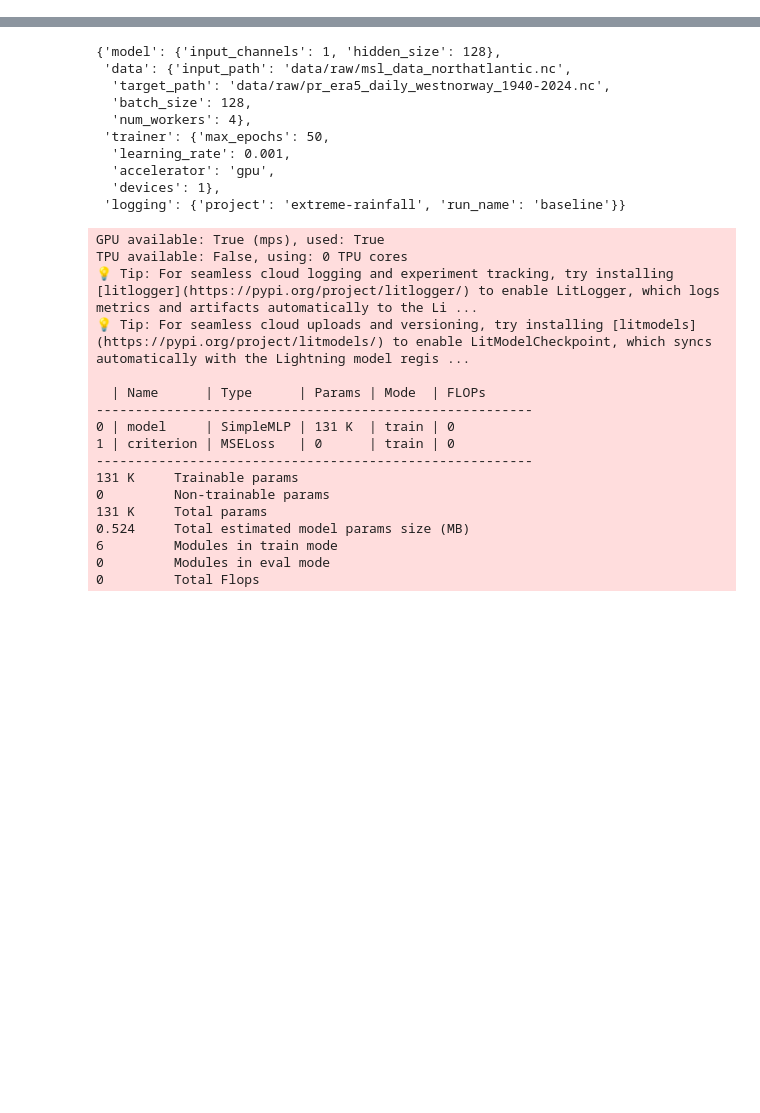
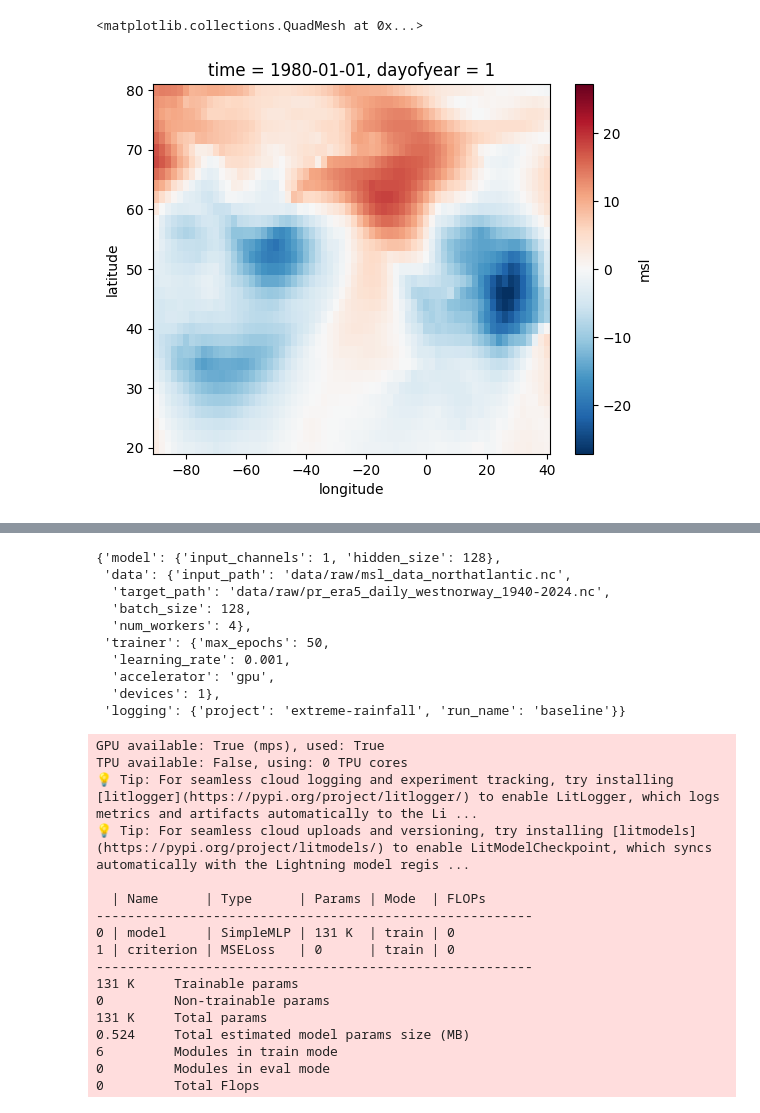
Before and after one commit to rguilcas/BCCR-ml-project-example, a Jupyter notebook: notebooks/Tests.ipynb, the cells around one changed output, grey strips where cells are left out. Saved outputs shown, nothing was run; the diff lists cells and outputs as text; code cells hidden in the pictures; blank space fills up the shorter version.

```diff
--- a/notebooks/Tests.ipynb
+++ b/notebooks/Tests.ipynb
@@ -96,0 +110,7 @@ TPU available: False, using: 0 TPU cores
+# %%
+ds = xr.open_dataset(config['data']['input_path'])
+
+ds.msl.isel(time=0).plot()
+# %% [output]
+<matplotlib.collections.QuadMesh at 0x...>
+[figure, added]
```
Also changed, not shown: parts of 7 cells of this notebook, 8 other files.
